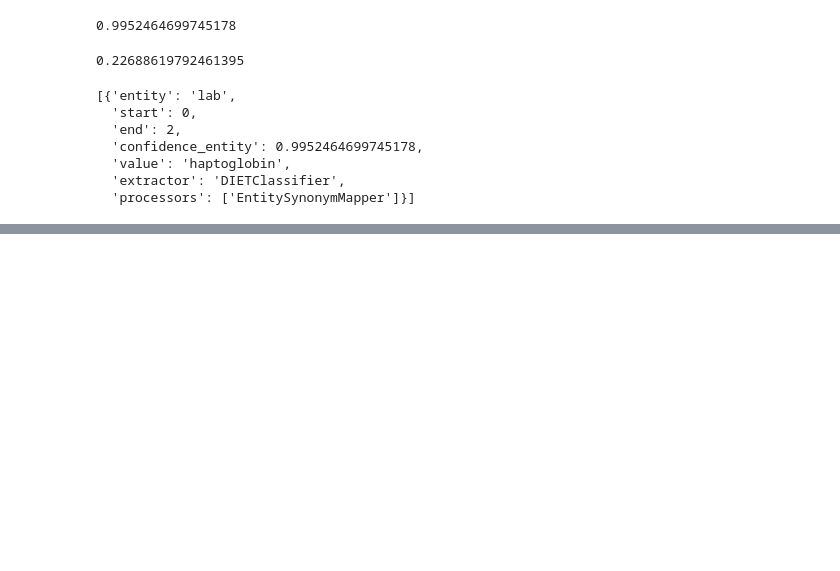
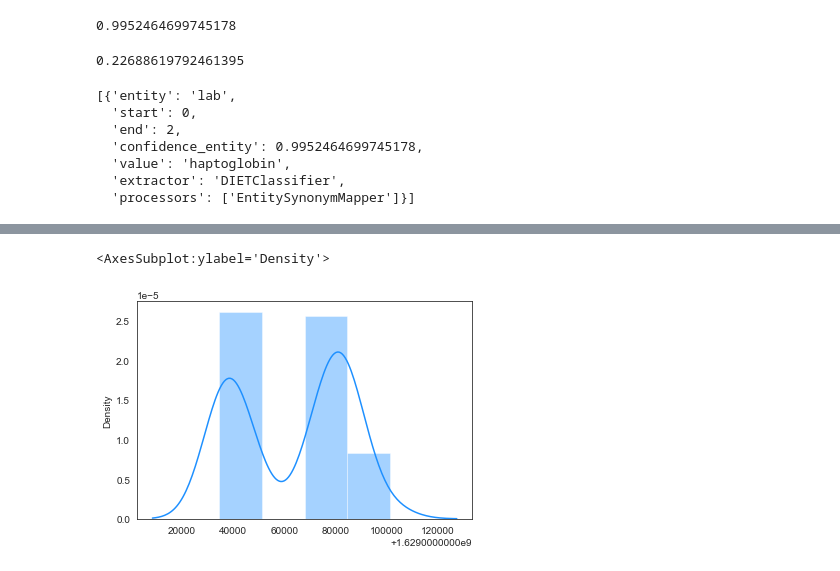
Before and after one commit to MedBot-team/NaBot, a Jupyter notebook: production/monitoring-server/monitoring.ipynb, the cells around one changed output, grey strips where cells are left out. Saved outputs shown, nothing was run; the diff lists cells and outputs as text; code cells hidden in the pictures; blank space fills up the shorter version.

```diff
--- a/production/monitoring-server/monitoring.ipynb
+++ b/production/monitoring-server/monitoring.ipynb
@@ -181,0 +220,5 @@ entity
+# %%
+sns.distplot(timestamps, color="dodgerblue", label="Compact")
+# %% [output]
+<AxesSubplot:ylabel='Density'>
+[figure, added]
```
Also changed, not shown: parts of 19 cells of this notebook.
